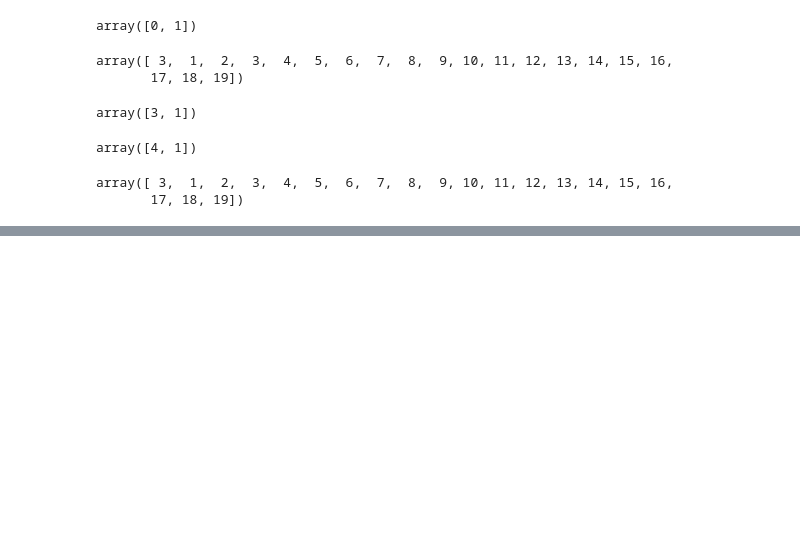
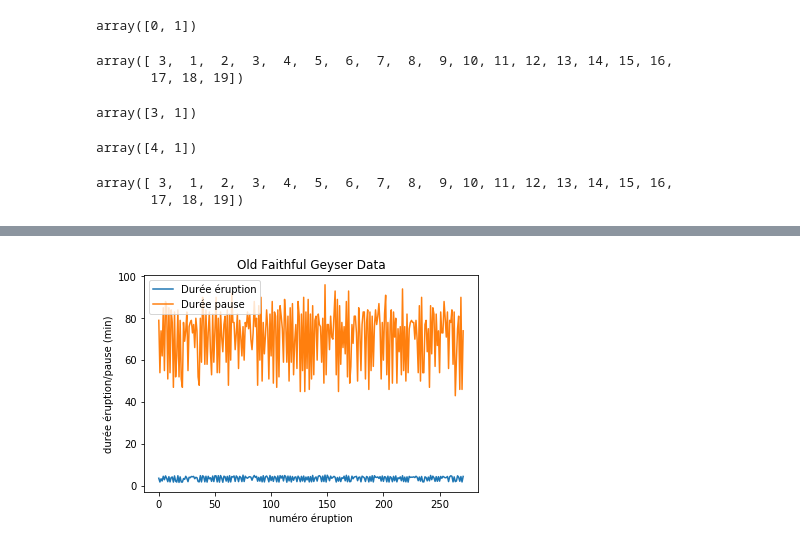
Before and after one commit to eslavaj/pattern_recognition_methods, a Jupyter notebook: python_review/scikit_review/np_scikit.ipynb, the cells around one changed output, grey strips where cells are left out. Saved outputs shown, nothing was run; the diff lists cells and outputs as text; code cells hidden in the pictures; blank space fills up the shorter version.

```diff
--- a/python_review/scikit_review/np_scikit.ipynb
+++ b/python_review/scikit_review/np_scikit.ipynb
@@ -212,0 +215,3 @@ for x in ta2d:
+# %%
+# Read from file
+geyser = np.loadtxt('geyser.txt', delimiter=' ')
@@ -212,0 +495,9 @@ for x in ta2d:
+# %%
+plt.plot(geyser)
+plt.title('Old Faithful Geyser Data')  # graph title
+plt.xlabel('numéro éruption')          # x label
+plt.ylabel('durée éruption/pause (min)')  # y label
+plt.legend(('Durée éruption', 'Durée pause'), loc='best')
+plt.show()
+# %% [output]
+[figure, added]
```
Also changed, not shown: parts of 76 cells of this notebook, 2 other files.
